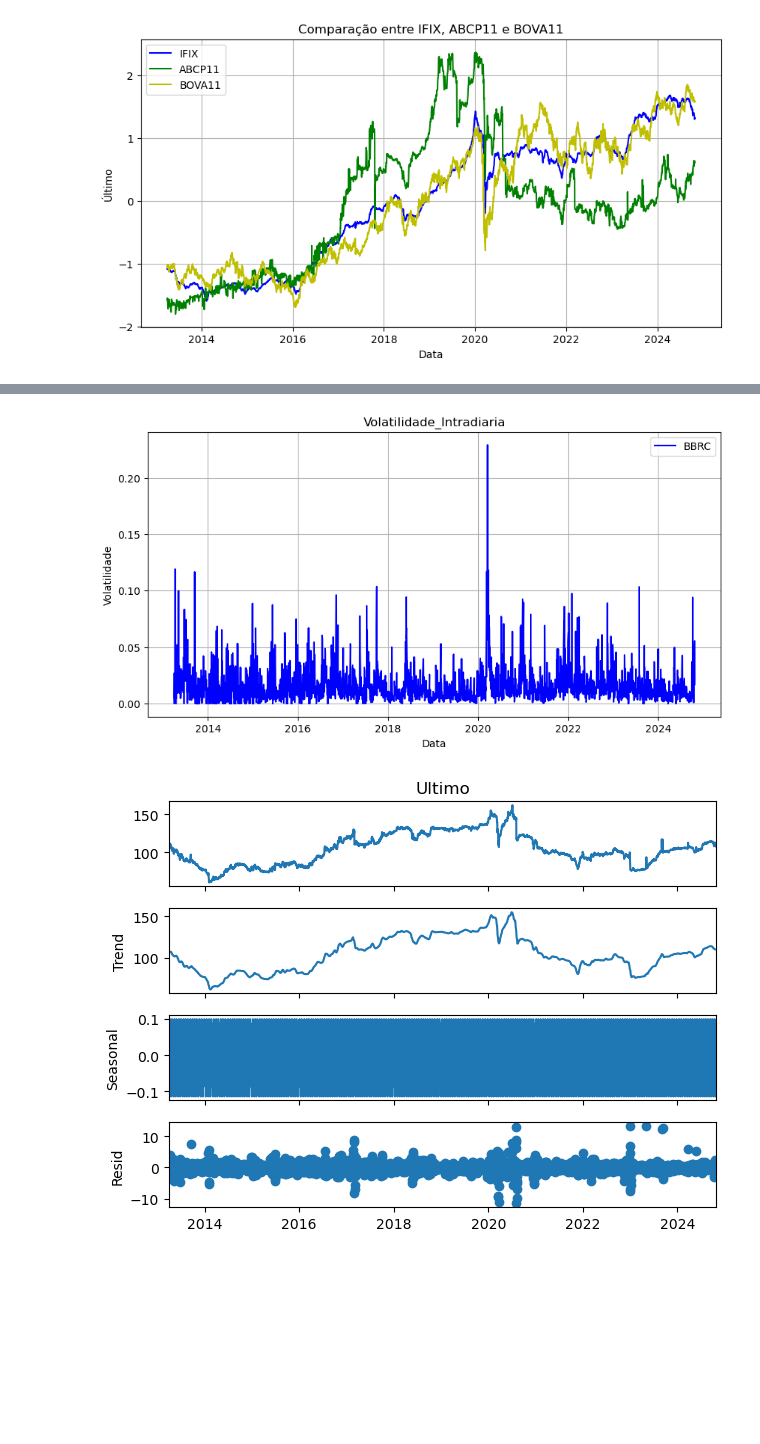
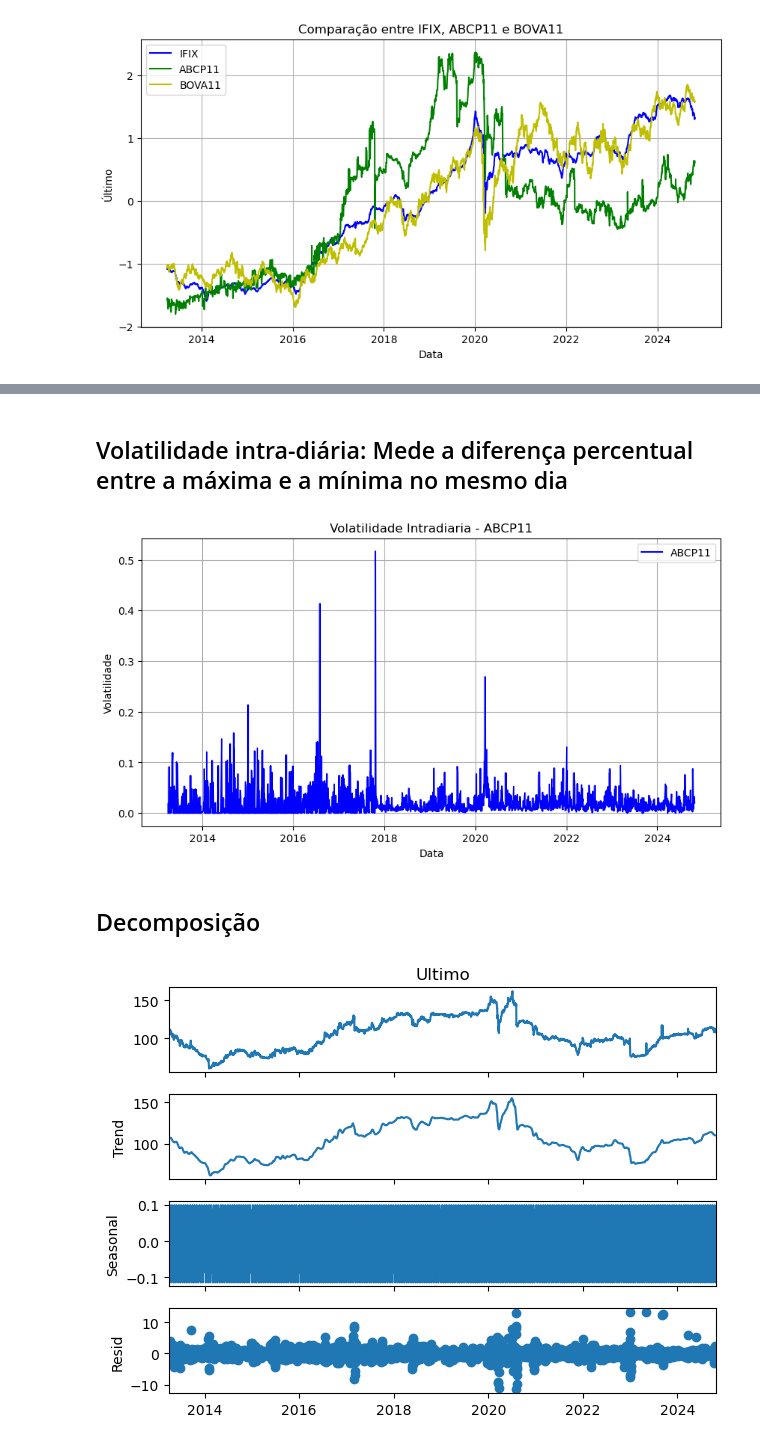
Before and after one commit to luluthedevil/tcc_usp, a Jupyter notebook: Normalizacao_dos_dados.ipynb, the cells around one changed output, grey strips where cells are left out. Cells and saved outputs as stored; diff of their text form; code cells hidden in the pictures; blank space fills up the shorter version.

```diff
--- a/Normalizacao_dos_dados.ipynb
+++ b/Normalizacao_dos_dados.ipynb
@@ -652,7 +660,7 @@ plt.show()
 # %%
 # Calculando o retorno diário
-df_bbrc['Retorno'] = df_bbrc['Ultimo'].pct_change()
+df_abcp['Retorno'] = df_abcp['Ultimo'].pct_change()
 # Retorno médio
-retorno_medio = df_bbrc['Retorno'].mean()
-print(f'{retorno_medio}')
+retorno_medio_df_abcp = df_abcp['Retorno'].mean()
+print(f'{retorno_medio_df_abcp}')
 # %% [output]
@@ -685,17 +1053,20 @@ Name: Retorno, dtype: float64
+# %% [markdown]
+## Volatilidade intra-diária: Mede a diferença percentual entre a máxima e a mínima no mesmo dia
 # %%
-# Volatilidade intra-diária: Mede a diferença percentual entre a máxima e a mínima no mesmo dia.
-df_bbrc['Volatilidade_Intradiaria'] = (df_bbrc['Max'] - df_bbrc['Min']) / df_bbrc['Min']
+df_abcp["Volatilidade_Intradiaria"] = (df_abcp["Max"] - df_abcp["Min"]) / df_abcp["Min"]
 
 plt.figure(figsize=(10, 5))
-plt.plot(df_bbrc.index, df_bbrc['Volatilidade_Intradiaria'], label='BBRC', color='b')
-plt.title('Volatilidade_Intradiaria')
-plt.xlabel('Data')
-plt.ylabel('Volatilidade')
+plt.plot(df_abcp.index, df_abcp["Volatilidade_Intradiaria"], label="ABCP11", color="b")
+plt.title("Volatilidade Intradiaria - ABCP11")
+plt.xlabel("Data")
+plt.ylabel("Volatilidade")
 plt.legend()
 plt.grid(True)
 plt.show()
 # %% [output]
-[figure, old version]
+[figure, new version]
+# %% [markdown]
+## Decomposição
 # %%
 from statsmodels.tsa.seasonal import seasonal_decompose
 
```
Also changed, not shown: parts of 50 cells of this notebook.
